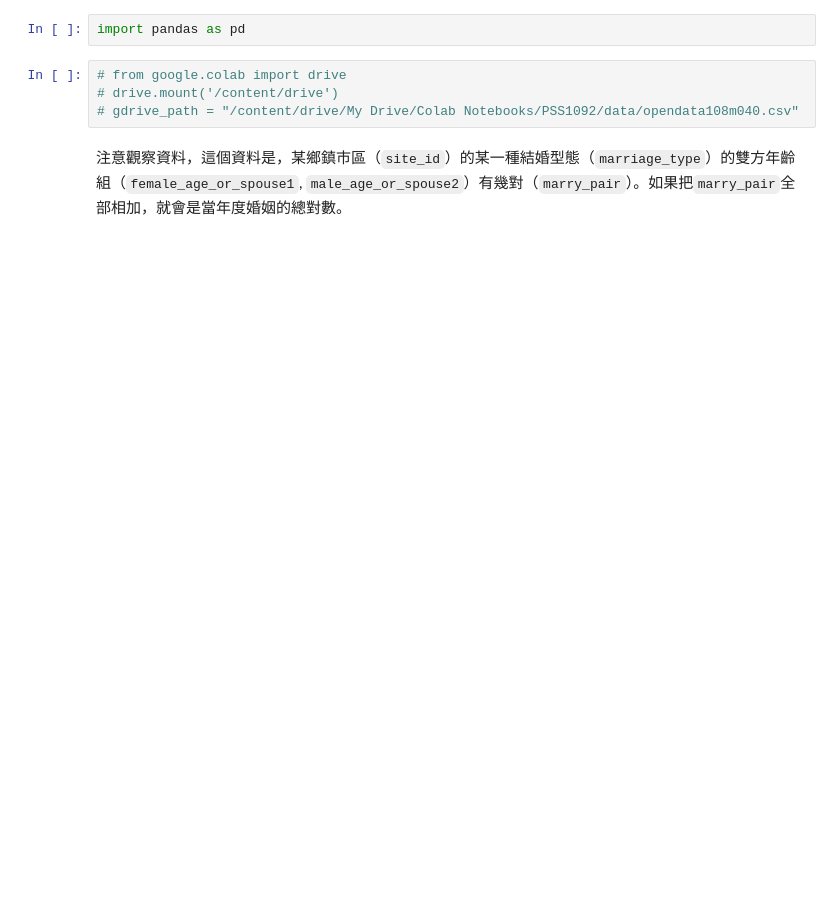
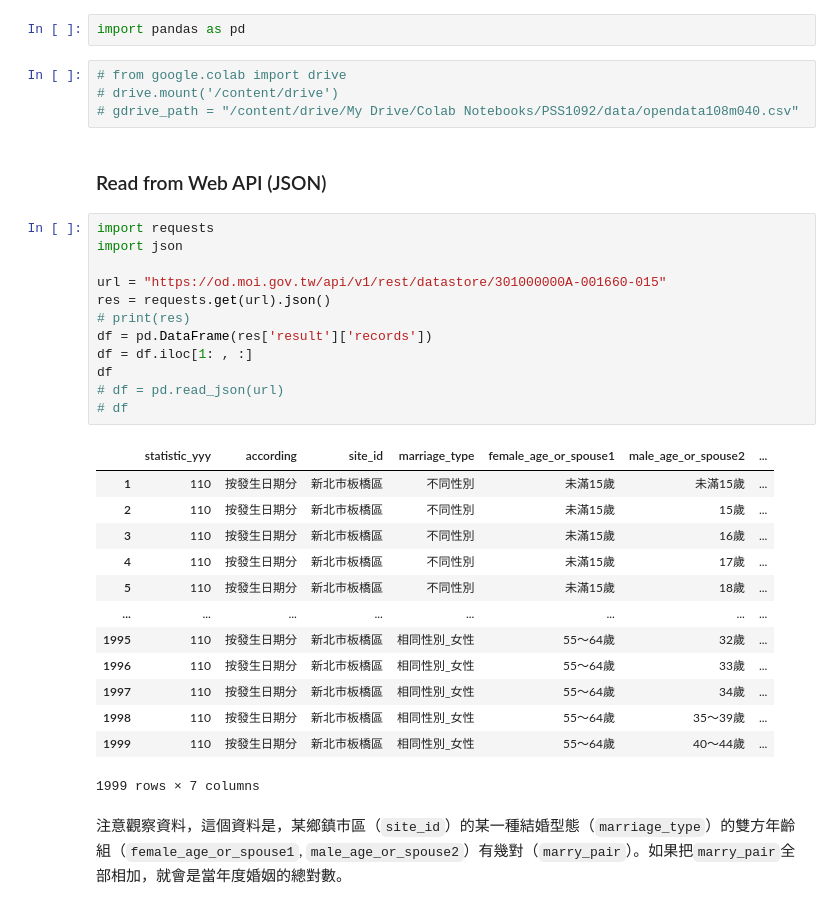
Before and after one commit to p4css/py4css, a Jupyter notebook: _sources/AS/AS03_ans_Reading and Summarizing.ipynb, the cells around one changed output. Saved outputs shown, nothing was run; the diff lists cells and outputs as text; blank space fills up the shorter version.

```diff
--- a/_sources/AS/AS03_ans_Reading and Summarizing.ipynb
+++ b/_sources/AS/AS03_ans_Reading and Summarizing.ipynb
@@ -8,5 +10,33 @@ import pandas as pd
 # from google.colab import drive
 # drive.mount('/content/drive')
 # gdrive_path = "/content/drive/My Drive/Colab Notebooks/PSS1092/data/opendata108m040.csv"
+# %% [markdown]
+### Read from Web API (JSON)
+# %%
+import requests
+import json
+
+url = "https://od.moi.gov.tw/api/v1/rest/datastore/301000000A-001660-015"
+res = requests.get(url).json()
+# print(res)
+df = pd.DataFrame(res['result']['records'])
+df = df.iloc[1: , :]
+df
+# df = pd.read_json(url)
+# df
+# %% [output]
+|  | statistic_yyy | according | site_id | marriage_type | female_age_or_spouse1 | male_age_or_spouse2 | ... |
+| 1 | 110 | 按發生日期分 | 新北市板橋區 | 不同性別 | 未滿15歲 | 未滿15歲 | ... |
+| 2 | 110 | 按發生日期分 | 新北市板橋區 | 不同性別 | 未滿15歲 | 15歲 | ... |
+| 3 | 110 | 按發生日期分 | 新北市板橋區 | 不同性別 | 未滿15歲 | 16歲 | ... |
+| 4 | 110 | 按發生日期分 | 新北市板橋區 | 不同性別 | 未滿15歲 | 17歲 | ... |
+| 5 | 110 | 按發生日期分 | 新北市板橋區 | 不同性別 | 未滿15歲 | 18歲 | ... |
+| ... | ... | ... | ... | ... | ... | ... | ... |
+| 1995 | 110 | 按發生日期分 | 新北市板橋區 | 相同性別_女性 | 55～64歲 | 32歲 | ... |
+| 1996 | 110 | 按發生日期分 | 新北市板橋區 | 相同性別_女性 | 55～64歲 | 33歲 | ... |
+| 1997 | 110 | 按發生日期分 | 新北市板橋區 | 相同性別_女性 | 55～64歲 | 34歲 | ... |
+| 1998 | 110 | 按發生日期分 | 新北市板橋區 | 相同性別_女性 | 55～64歲 | 35～39歲 | ... |
+| 1999 | 110 | 按發生日期分 | 新北市板橋區 | 相同性別_女性 | 55～64歲 | 40～44歲 | ... |
+1999 rows × 7 columns
 # %% [markdown]
 注意觀察資料，這個資料是，某鄉鎮市區（`site_id`）的某一種結婚型態（`marriage_type`）的雙方年齡組（`female_age_or_spouse1`, `male_age_or_spouse2`）有幾對（`marry_pair`）。如果把`marry_pair`全部相加，就會是當年度婚姻的總對數。
```
Also changed, not shown: parts of 23 cells of this notebook, 22 other files.
